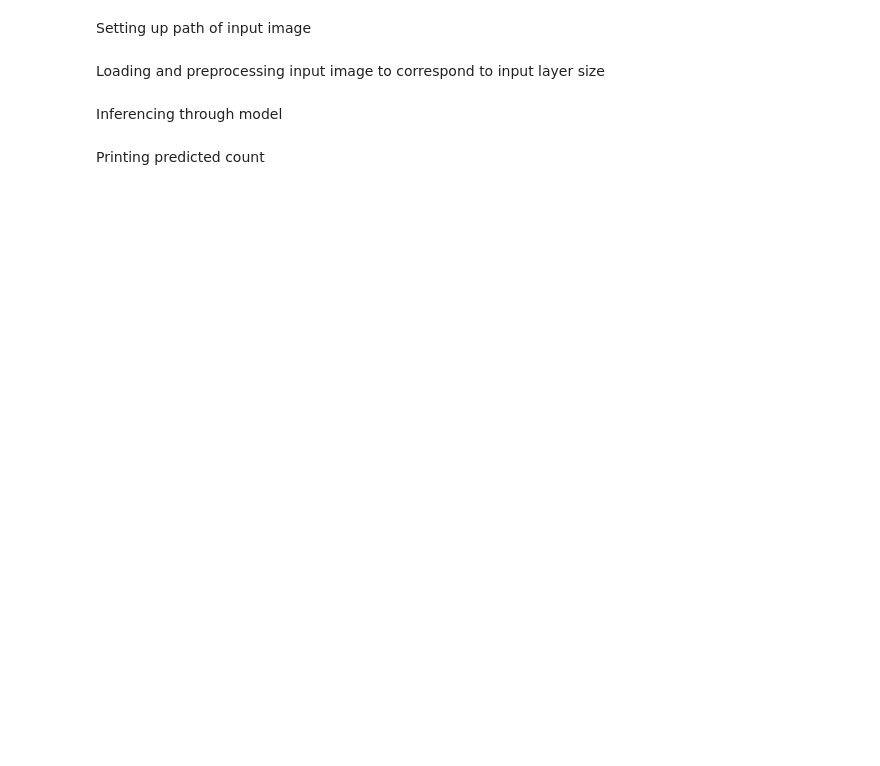
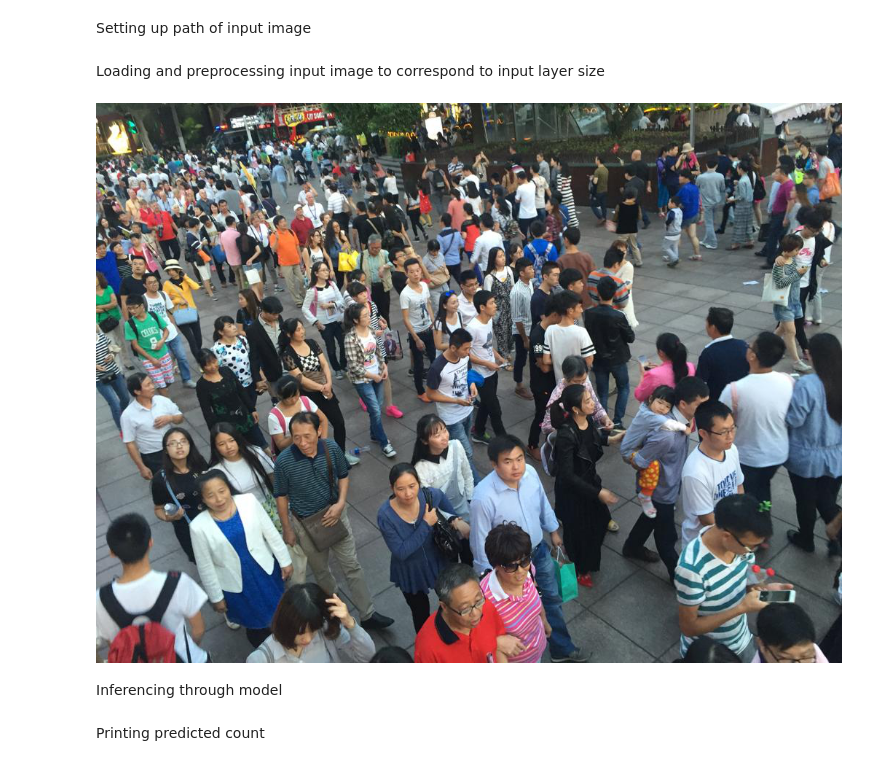
Before and after one commit to oddlyspaced/minor-new, a Jupyter notebook: final.ipynb, the cells around one changed output. Cells and saved outputs as stored; diff of their text form; code cells hidden in the pictures; blank space fills up the shorter version.

```diff
--- a/final.ipynb
+++ b/final.ipynb
@@ -378,13 +449,16 @@ print("Loaded model from disk successfully")
 # %% [markdown]
 Setting up path of input image
 # %%
-input_image = "/home/hardik/Projects/Minor-Project/new/IMG_233.jpg"
+input_image = "/Users/hardik/Projects/Minor/minor-new/data/original/shanghaitech/part_B_final/train_data/images/IMG_331.jpg"
 # %% [markdown]
 Loading and preprocessing input image to correspond to input layer size
 # %%
 img = np.array(cv2.imread(input_image, 0))
 img = (img - 127.5) / 128
 inputs = np.reshape(img, [1, 768, 1024, 1])
+display(Image.open(input_image))
+# %% [output]
+[figure, added]
 # %% [markdown]
 Inferencing through model
 # %%
```
Also changed, not shown: parts of 9 cells of this notebook.
